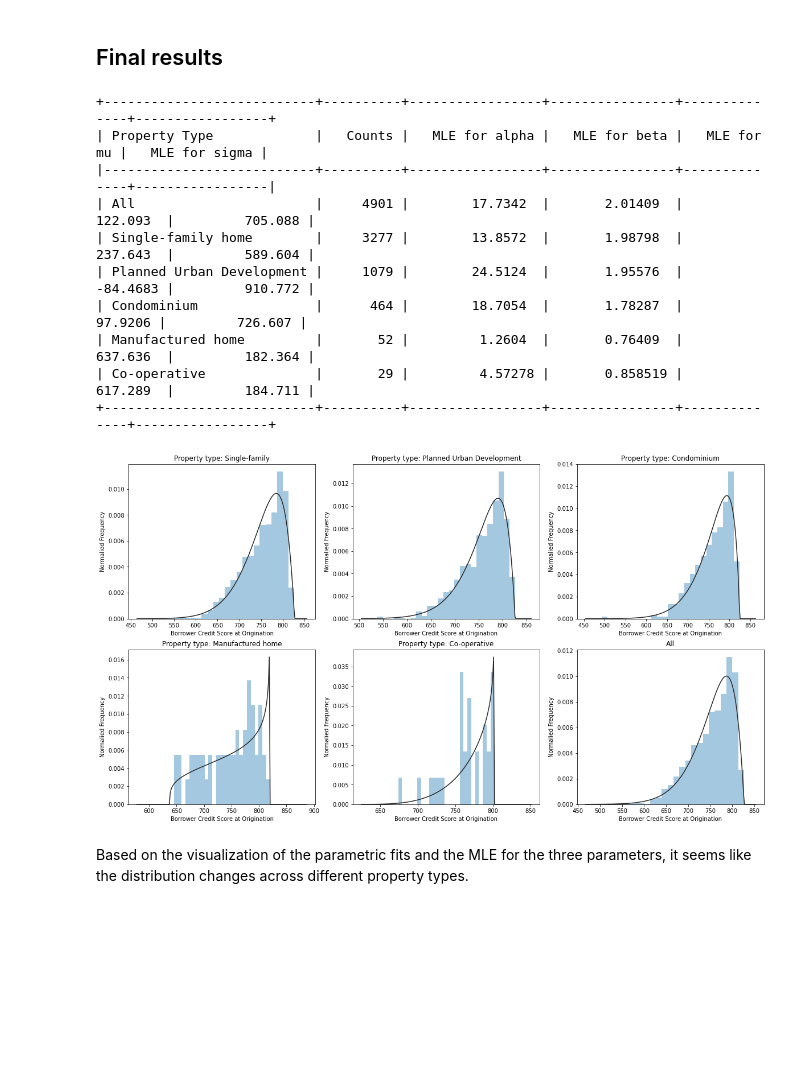
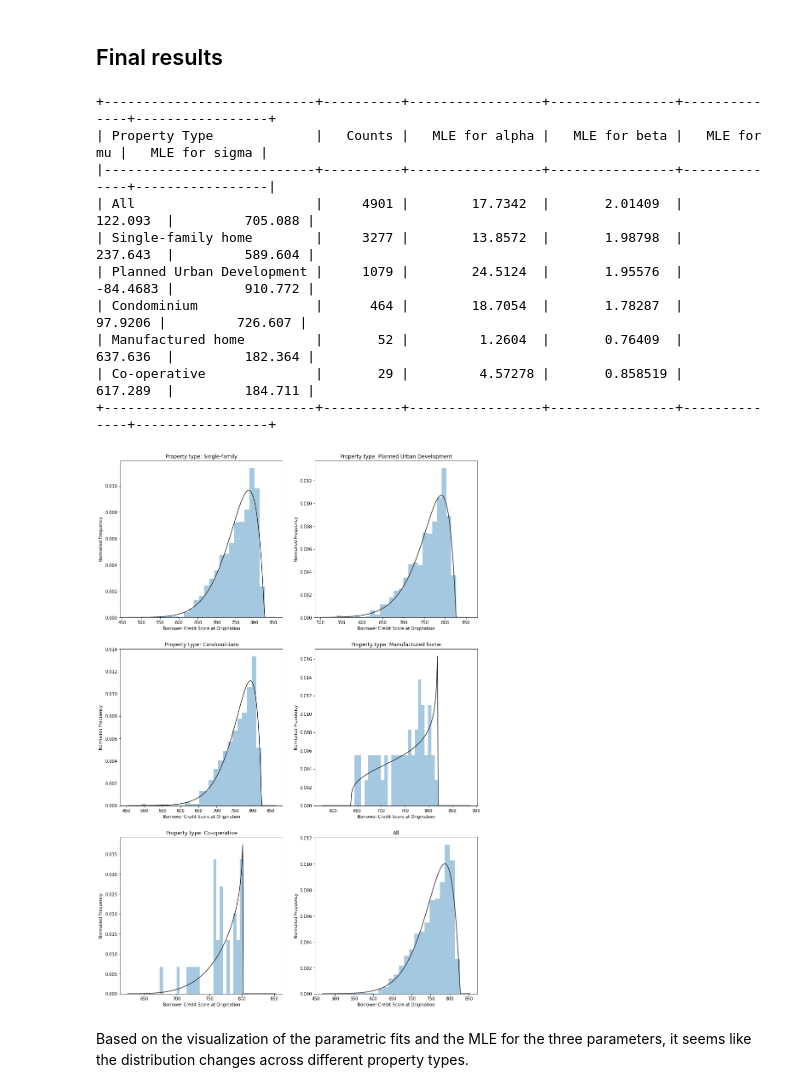
Before and after one commit to BohangWei/FDS-Final-Project, a Jupyter notebook: FinalProjectFall2021.ipynb, the cells around one changed output. Cells and saved outputs as stored; diff of their text form; code cells hidden in the pictures; blank space fills up the shorter version.

```diff
--- a/FinalProjectFall2021.ipynb
+++ b/FinalProjectFall2021.ipynb
@@ -792,35 +778,35 @@ beta_df = pd.DataFrame(beta_results)
 # %% [markdown]
 ## Final results
 # %%
-fig, axs = plt.subplots(2,3, figsize=(20, 11))
+fig, axs = plt.subplots(3,2, figsize=(15, 23))
 
 sns.distplot(X_SF ['CSCORE_B'], fit = scipy.stats.beta, bins = 25, kde = False, ax=axs[0,0])
 sns.distplot(X_PU ['CSCORE_B'], fit = scipy.stats.beta, bins = 25, kde = False, ax=axs[0,1])
-sns.distplot(X_CO ['CSCORE_B'], fit = scipy.stats.beta, bins = 25, kde = False, ax=axs[0,2])
-sns.distplot(X_MH ['CSCORE_B'], fit = scipy.stats.beta, bins = 25, kde = False, ax=axs[1,0])
-sns.distplot(X_CP ['CSCORE_B'], fit = scipy.stats.beta, bins = 25, kde = False, ax=axs[1,1])
-sns.distplot(X_filled ['CSCORE_B'], fit = scipy.stats.beta, bins = 25, kde = False, ax=axs[1,2])
+sns.distplot(X_CO ['CSCORE_B'], fit = scipy.stats.beta, bins = 25, kde = False, ax=axs[1,0])
+sns.distplot(X_MH ['CSCORE_B'], fit = scipy.stats.beta, bins = 25, kde = False, ax=axs[1,1])
+sns.distplot(X_CP ['CSCORE_B'], fit = scipy.stats.beta, bins = 25, kde = False, ax=axs[2,0])
+sns.distplot(X_filled ['CSCORE_B'], fit = scipy.stats.beta, bins = 25, kde = False, ax=axs[2,1])
 
 axs[0,0].set(xlabel = "Borrower Credit Score at Origination", ylabel = "Normalied Frequency", title = "Property type: Single-family")
 axs[0,1].set(xlabel = "Borrower Credit Score at Origination", ylabel = "Normalied Frequency", title = "Property type: Planned Urban Development")
-axs[0,2].set(xlabel = "Borrower Credit Score at Origination", ylabel = "Normalied Frequency", title = "Property type: Condominium")
-axs[1,0].set(xlabel = "Borrower Credit Score at Origination", ylabel = "Normalied Frequency", title = "Property type: Manufactured home")
-axs[1,1].set(xlabel = "Borrower Credit Score at Origination", ylabel = "Normalied Frequency", title = "Property type: Co-operative")
-axs[1,2].set(xlabel = "Borrower Credit Score at Origination", ylabel = "Normalied Frequency", title = "All")
+axs[1,0].set(xlabel = "Borrower Credit Score at Origination", ylabel = "Normalied Frequency", title = "Property type: Condominium")
+axs[1,1].set(xlabel = "Borrower Credit Score at Origination", ylabel = "Normalied Frequency", title = "Property type: Manufactured home")
+axs[2,0].set(xlabel = "Borrower Credit Score at Origination", ylabel = "Normalied Frequency", title = "Property type: Co-operative")
+axs[2,1].set(xlabel = "Borrower Credit Score at Origination", ylabel = "Normalied Frequency", title = "All")
 print(tabulate(beta_df, headers='keys', tablefmt='psql', showindex=False))
 #this table might be hard to read in the exported pdf, but in the Jupyter notebook the table looks quite nice
 # %% [output]
 +---------------------------+----------+-----------------+----------------+--------------+-----------------+
 | Property Type             |   Counts |   MLE for alpha |   MLE for beta |   MLE for mu |   MLE for sigma |
 |---------------------------+----------+-----------------+----------------+--------------+-----------------|
 | All                       |     4901 |        17.7342  |       2.01409  |     122.093  |         705.088 |
 | Single-family home        |     3277 |        13.8572  |       1.98798  |     237.643  |         589.604 |
 | Planned Urban Development |     1079 |        24.5124  |       1.95576  |     -84.4683 |         910.772 |
 | Condominium               |      464 |        18.7054  |       1.78287  |      97.9206 |         726.607 |
 | Manufactured home         |       52 |         1.2604  |       0.76409  |     637.636  |         182.364 |
 | Co-operative              |       29 |         4.57278 |       0.858519 |     617.289  |         184.711 |
 +---------------------------+----------+-----------------+----------------+--------------+-----------------+
-[figure, old version]
+[figure, new version]
 # %% [markdown]
 Based on the visualization of the parametric fits and the MLE for the three parameters, it seems like the distribution changes across different property types.
 # %% [markdown]
```
Also changed, not shown: parts of 13 cells of this notebook, 3 other files.
